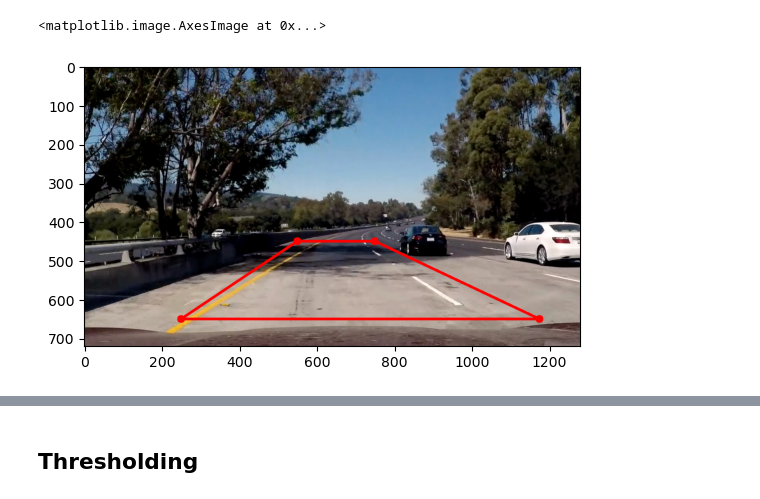
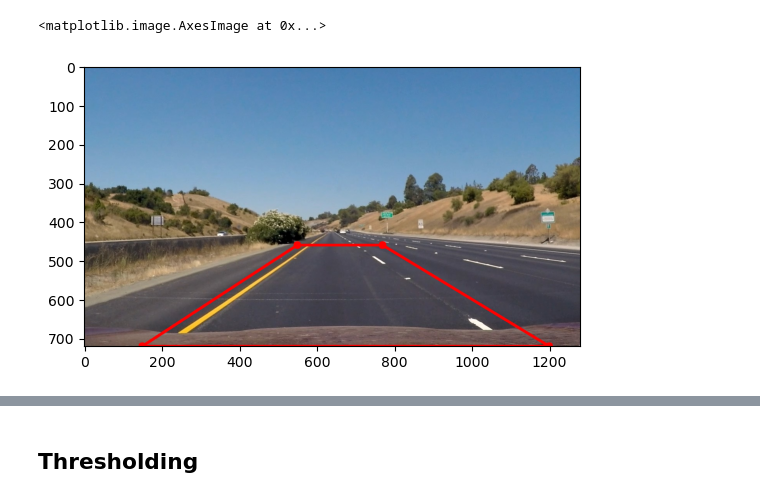
Before and after one commit to xFiveRivers/lane-detection-advanced, a Jupyter notebook: 2_perspective_transformation.ipynb, the cells around one changed output, grey strips where cells are left out. Drawn from its saved outputs; the diff is of its cells as text; code cells hidden in the pictures.

```diff
--- a/2_perspective_transformation.ipynb
+++ b/2_perspective_transformation.ipynb
@@ -45,17 +29,20 @@ We see that the vehicle is moving through a left turn curve, however the perspec
 # %%
-orig_img = cv2.imread('test_images/test5.jpg')
+# Load in image and convert to RGB
+orig_img = cv2.imread('test_images/straight_lines1.jpg')
 img = cv2.cvtColor(orig_img, cv2.COLOR_BGR2RGB)
 
+# Define the ROI vertices as coordinates (x, y)
 roi_points = np.int32([[
-    (550, 450),
-    (250, 650),
-    (1175, 650),
-    (750, 450)
+    (550, 460),
+    (150, 720),
+    (1200, 720),
+    (770, 460)
 ]])
 
+# Call the function to draw the ROI on the image
 img = draw_roi(img, roi_points, (255, 0, 0))
 
 plt.imshow(img)
 # %% [output]
 <matplotlib.image.AxesImage at 0x...>
-[figure, old version]
+[figure, new version]
```
Also changed, not shown: parts of 13 cells of this notebook.
